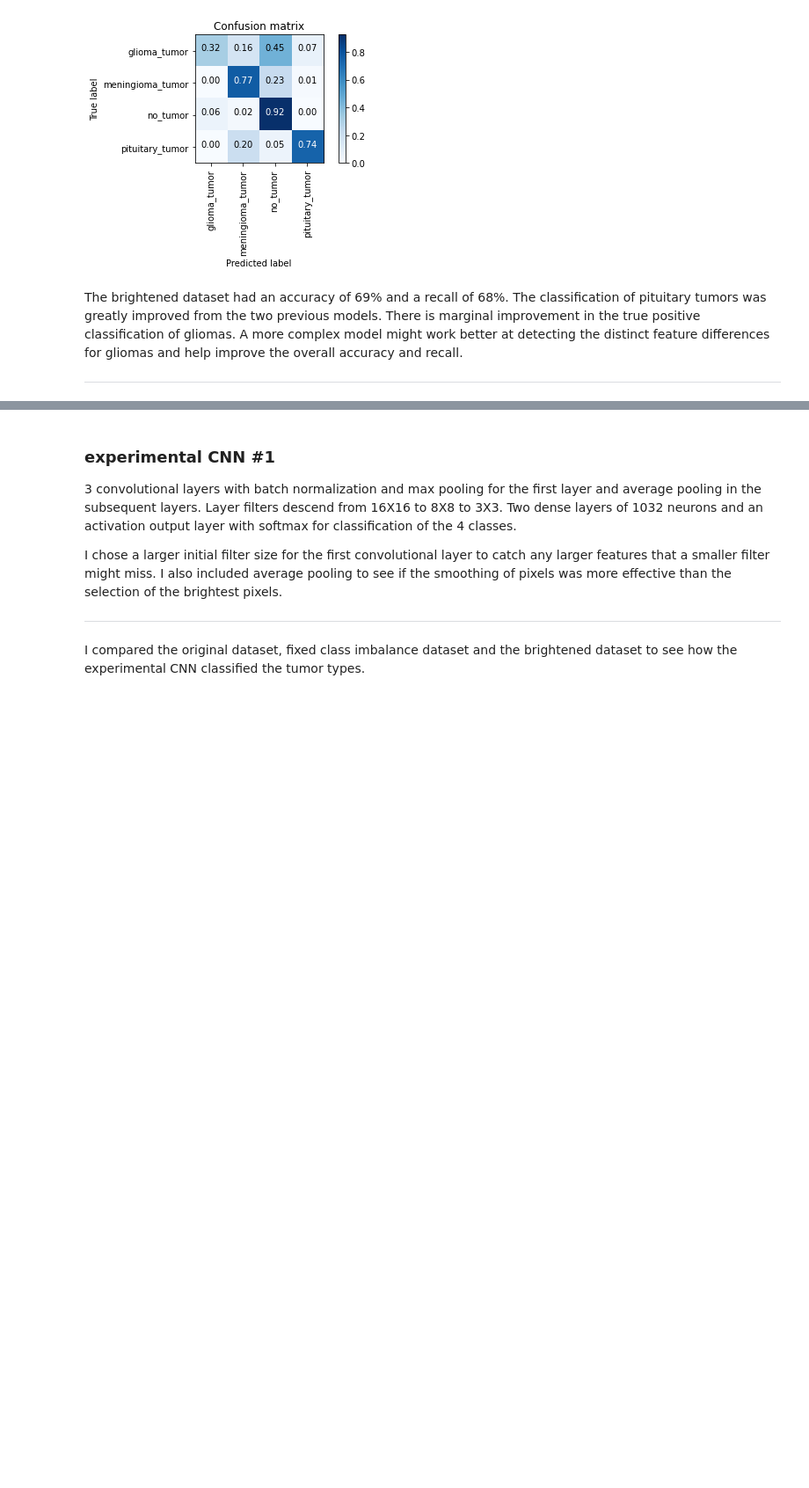
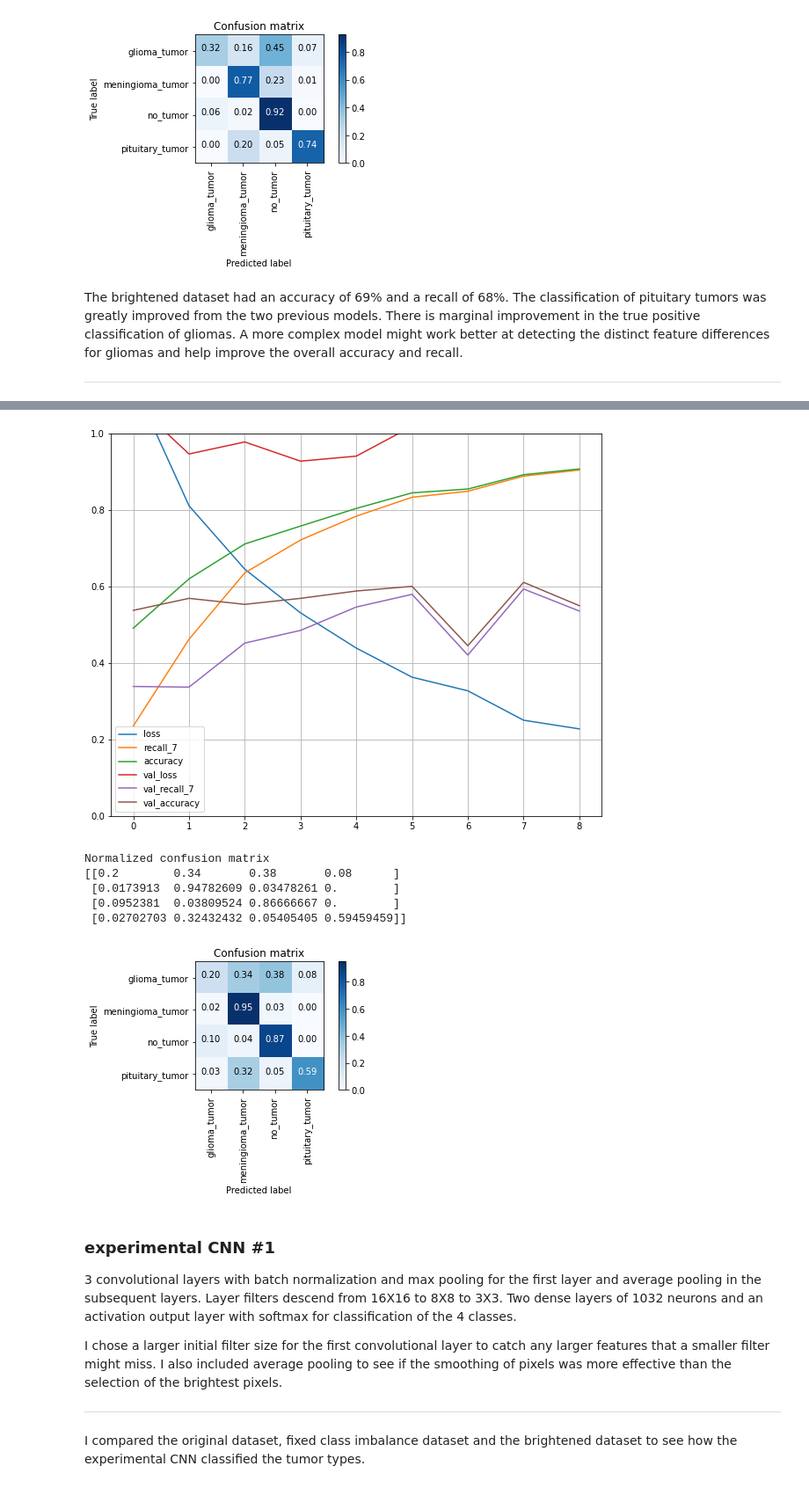
Before and after one commit to Jacobheyman702/Brain_tumor_classifer, a Jupyter notebook: MRI_Image_CNN's.ipynb, the cells around one changed output, grey strips where cells are left out. Shown at 88% size. Cells and saved outputs as stored; diff of their text form; code cells hidden in the pictures; blank space fills up the shorter version.

```diff
--- a/MRI_Image_CNN's.ipynb
+++ b/MRI_Image_CNN's.ipynb
@@ -160,0 +160,14 @@ train_total_bright_labels = np.concatenate((train_labels,train_bright_labels))
+# %%
+
+brightflip = ImageDataGenerator(rescale=1./255,brightness_range=(1.0,1.6),horizontal_flip=True)
+
+train_flight = brightflip.flow_from_directory(train_directory,
+                                        target_size=(224,224),
+                                        batch_size = 2297,
+                                        seed = 123,
+                                        classes = ['no_tumor','glioma_tumor','meningioma_tumor','pituitary_tumor'])
+train_flight_images, train_flight_labels = next(train_flight)
+
+
+
+print('Found Classes: ',train_flight.class_indices)
@@ -161,3 +177,6 @@ train_total_bright_labels = np.concatenate((train_labels,train_bright_labels))
+# %%
+train_total_flight_images = np.concatenate((train_images,train_flight_images))
+train_total_flight_labels = np.concatenate((train_labels,train_flight_labels))
 # %% [markdown]
 ### Function for confusion matrix evaluation of CNN
 # %%
@@ -436,3 +508,22 @@ The brightened dataset had an accuracy of 69% and a recall of 68%.  The classifi
+# %%
+history_baseline_df = pd.DataFrame(history_basline_flight.history)
+history_baseline_df.plot(figsize=(10,8))
+plt.grid(True)
+plt.gca().set_ylim(0,1)
+plt.show()
+
+y_pred = cnn_flight.predict_classes(test_images)
+
+confusion = confusion_matrix(test_labels.argmax(axis=1),y_pred)
+plot_confusion_matrix(confusion,data_test.class_indices, normalize=True)
+# %% [output]
+[figure, added]
+Normalized confusion matrix
+[[0.2        0.34       0.38       0.08      ]
+ [0.0173913  0.94782609 0.03478261 0.        ]
+ [0.0952381  0.03809524 0.86666667 0.        ]
+ [0.02702703 0.32432432 0.05405405 0.59459459]]
+[figure, added]
 # %% [markdown]
 ### experimental CNN #1
 3 convolutional layers with batch normalization and max pooling for the first layer and average pooling in the subsequent layers.  Layer filters descend from 16X16 to 8X8 to 3X3.  Two dense layers of 1032 neurons and an activation output layer with softmax for classification of the 4 classes.
```
Also changed, not shown: parts of 9 cells of this notebook, 1 other file.
